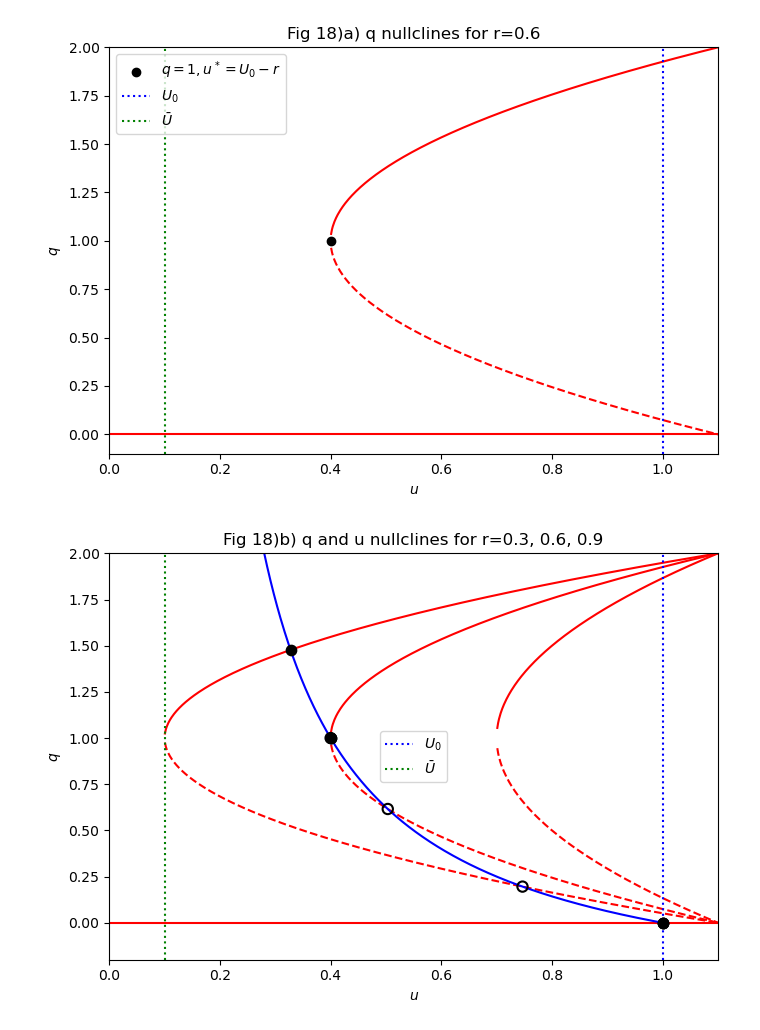
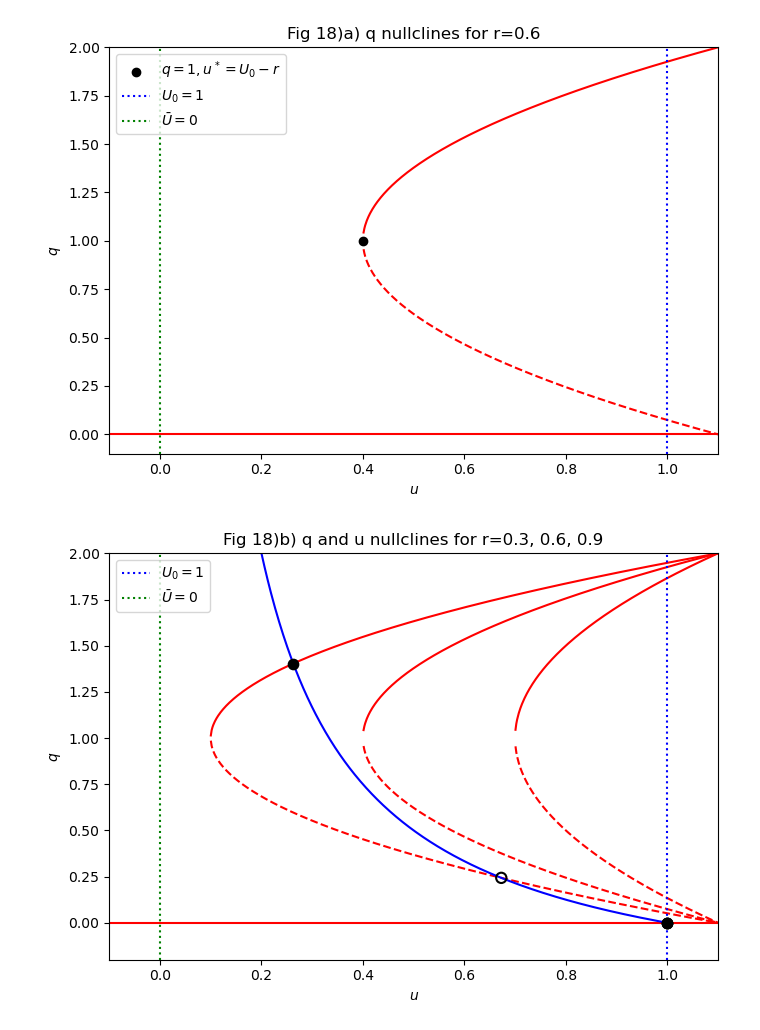
Before and after one commit to phillyyymcd/26-27-Maths-Project, a Jupyter notebook: Philly.ipynb, the cells around one changed output. Cells and saved outputs as stored; diff of their text form; code cells hidden in the pictures.

```diff
--- a/Philly.ipynb
+++ b/Philly.ipynb
@@ -10,7 +10,7 @@ delta = 0.1
 e_1 = 0.1
 e_2 = 0.2
 sigma = 0.5
-U_dash, U_0 = 0.1, 1
+U_dash, U_0 = 0, 1
 
 r_nullcline = 0.6
 u_star = U_0 - r_nullcline
@@ -34,7 +34,7 @@ def u_nullcline_fn(u):
     q_u = (e_1 * (U_0 - u)) / (e_2 * (u - U_dash))
     return np.where(q_u >= 0, q_u, np.nan)
 
-u_values = np.linspace(0, 1.5, 1000)
+u_values = np.linspace(-0.1, 1.5, 1000)
 
 q_upper, q_lower = q_nullcline_fn(u_values, r_nullcline)
 q_laminar = np.full_like(u_values, 0)
@@ -44,34 +44,41 @@ def plot_intersections(r_val, ax): #MADE BY GEMINI
     def u_null(u):
         return (e_1 * (U_0 - u)) / (e_2 * (u - U_dash))
 
-    bracket = [U_dash + 1e-5, U_0 - 1e-5]
+    u_nose = U_0 - r_val  # Position of the nose tip
 
-    # 1. Upper branch intersection (Solid black circle)
-    try:
-        def res_up(u):
-            arg = (r_val + u - U_0) / (r_val + delta)
-            return (1 + np.sqrt(np.maximum(arg, 0))) - u_null(u)
+    # Bracket strictly strictly inside the valid domain, away from the nose
+    u_min = max(U_dash + 1e-4, u_nose + 1e-3)
+    u_max = U_0 - 1e-4
 
-        sol_up = root_scalar(res_up, bracket=bracket)
-        # Check if it is a true intersection (residual close to 0)
-        if sol_up.converged and abs(res_up(sol_up.root)) < 1e-5:
-            ax.scatter(sol_up.root, u_null(sol_up.root), color='black', s=55, zorder=6)
-    except ValueError:
-        pass
+    if u_min < u_max:
+        bracket = [u_min, u_max]
 
-    # 2. Lower branch intersection (Open black circle)
-    try:
-        def res_low(u):
-            arg = (r_val + u - U_0) / (r_val + delta)
-            return (1 - np.sqrt(np.maximum(arg, 0))) - u_null(u)
+        # 1. Upper branch intersection (Solid black circle)
+        try:
+            def res_up(u):
+                arg = (r_val + u - U_0) / (r_val + delta)
+                return (1 + np.sqrt(np.maximum(arg, 0))) - u_null(u)
 
-        sol_low = root_scalar(res_low, bracket=bracket)
-        # Check if it is a true intersection (residual close to 0)
-        if sol_low.converged and abs(res_low(sol_low.root)) < 1e-5:
-            ax.scatter(sol_low.root, u_null(sol_low.root), color='black', facecolors='none',
-                       edgecolors='black', linewidth=1.5, s=55, zorder=6)
-    except ValueError:
-        pass
+            sol_up = root_scalar(res_up, bracket=bracket)
+            # Ensure the root is converged, not stuck at the nose, and residual is near zero
+            if sol_up.converged and (sol_up.root > u_nose + 1e-2) and abs(res_up(sol_up.root)) < 1e-3:
+                ax.scatter(sol_up.root, u_null(sol_up.root), color='black', s=55, zorder=6)
+        except (ValueError, RuntimeError):
+            pass
+
+        # 2. Lower branch intersection (Open black circle)
+        try:
+            def res_low(u):
+                arg = (r_val + u - U_0) / (r_val + delta)
+                return (1 - np.sqrt(np.maximum(arg, 0))) - u_null(u)
+
+            sol_low = root_scalar(res_low, bracket=bracket)
+            # Ensure the root is converged, not stuck at the nose, and residual is near zero
+            if sol_low.converged and (sol_low.root > u_nose + 1e-2) and abs(res_low(sol_low.root)) < 1e-3:
+                ax.scatter(sol_low.root, u_null(sol_low.root), color='black', facecolors='none',
+                           edgecolors='black', linewidth=1.5, s=55, zorder=6)
+        except (ValueError, RuntimeError):
+            pass
 
     # 3. Laminar fixed point (Always exists at u = U_0, q = 0)
     ax.scatter(U_0, 0, color='black', s=55, zorder=6)
@@ -82,8 +89,8 @@ plt.plot(u_values, q_upper, color='red')
 plt.plot(u_values, q_lower, color='red', linestyle='--')
 plt.plot(u_values, q_laminar, color='red')
 plt.scatter(u_star, 1, label=r"$q=1, u^*=U_0 - r$", color='black')
-plt.axvline(U_0, color='blue', linestyle=':', label=r'$U_0$')
-plt.axvline(U_dash, color='green', linestyle=':', label=r'$\bar{U}$')
+plt.axvline(U_0, color='blue', linestyle=':', label=fr'$U_0 = {U_0}$')
+plt.axvline(U_dash, color='green', linestyle=':', label=fr'$\bar{{U}} = {U_dash}$')
 plt.xlabel(r'$u$')
 plt.ylabel(r'$q$')
 plt.xlim(U_dash - 0.1, U_0 + 0.1)
@@ -93,32 +100,32 @@ plt.legend()
 plt.tight_layout()
 plt.show()
 # %% [output]
-[figure, old version]
+[figure, new version]
 # %%
 r=[0.3, 0.6, 0.9]
 
 fig, ax = plt.subplots(figsize=(7, 5))
 plt.title('Fig 18)b) q and u nullclines for r=0.3, 0.6, 0.9')
 for _ in r:
     q_upper, q_lower = q_nullcline_fn(u_values, _)
     plt.plot(u_values, q_upper, color='red')
     plt.plot(u_values, q_lower, linestyle='--', color='red')
     plot_intersections(_, ax)
 
 plt.plot(u_values, q_laminar, color='red')
 plt.plot(u_values, u_nullcline, color='blue')
 
-plt.axvline(U_0, color='blue', linestyle=':', label=r'$U_0$')
-plt.axvline(U_dash, color='green', linestyle=':', label=r'$\bar{U}$')
+plt.axvline(U_0, color='blue', linestyle=':', label=fr'$U_0 = {U_0}$')
+plt.axvline(U_dash, color='green', linestyle=':', label=fr'$\bar{{U}} = {U_dash}$')
 plt.xlim(U_dash - 0.1, U_0 + 0.1)
 plt.ylim(-0.2, 2)
 plt.xlabel(r'$u$')
 plt.ylabel(r'$q$')
 plt.legend()
 plt.tight_layout()
 plt.show()
 # %% [output]
-[figure, old version]
+[figure, new version]
 # %%
 def system_ode(t, y, r):
     q, u = y
```
Also changed, not shown: parts of 2 cells of this notebook, 2 other files.
